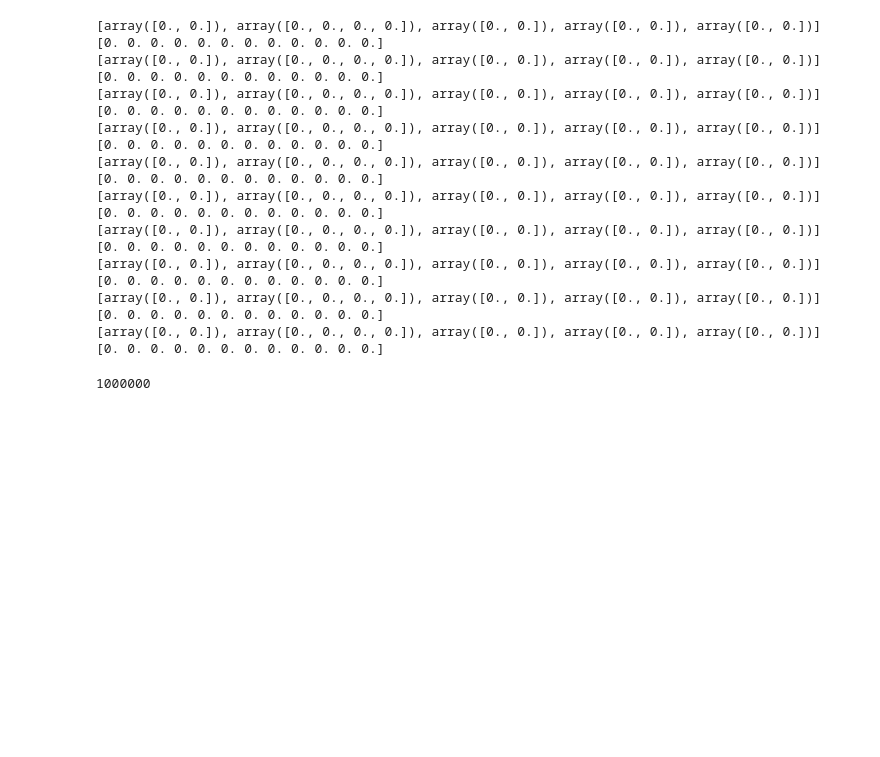
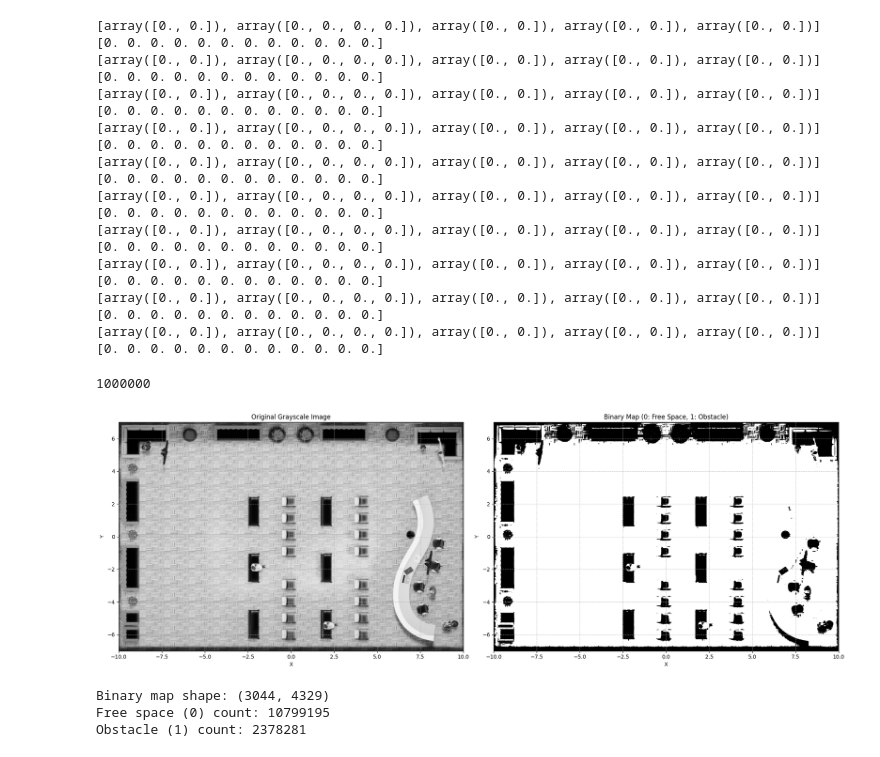
Before and after one commit to Rah-M14/Aerosim-Simulation-Zone, a Jupyter notebook: rough.ipynb, the cells around one changed output. Cells and saved outputs as stored; diff of their text form; code cells hidden in the pictures; blank space fills up the shorter version.

```diff
--- a/rough.ipynb
+++ b/rough.ipynb
@@ -1074,3 +1213,59 @@ level_rewards = {
 level_rewards[1]["goal"]
 # %% [output]
 1000000
+# %%
+import numpy as np
+import matplotlib.pyplot as plt
+from PIL import Image
+from scipy.ndimage import binary_dilation
+
+def convert_image_to_binary_map(image_path, xlim=(-10, 10), ylim=(-7, 7), threshold=128, dilation_iterations=2):
+    # Load the image
+    image = Image.open(image_path)
+
+    # Convert to grayscale
+    gray_image = np.array(image.convert('L'))
+
+    # Convert to binary (0 for free space, 1 for obstacles)
+    binary_map = (gray_image < threshold).astype(int)
+
+    # Dilate obstacles to ensure safety margins
+    binary_map = binary_dilation(binary_map, iterations=dilation_iterations)
+
+    x_min, x_max = xlim
+    y_min, y_max = ylim
+
+    # Create a new figure with the specified limits
+    fig, (ax1, ax2) = plt.subplots(1, 2, figsize=(20, 7))
+
+    # Display the original grayscale image
+    ax1.imshow(gray_image, extent=[x_min, x_max, y_min, y_max], cmap='gray', aspect='auto')
+    ax1.set_title('Original Grayscale Image')
+    ax1.set_xlabel('X')
+    ax1.set_ylabel('Y')
+    ax1.grid(True, linestyle='--', alpha=0.7)
+
+    # Display the binary map
+    ax2.imshow(binary_map, extent=[x_min, x_max, y_min, y_max], cmap='binary', aspect='auto')
+    ax2.set_title('Binary Map (0: Free Space, 1: Obstacle)')
+    ax2.set_xlabel('X')
+    ax2.set_ylabel('Y')
+    ax2.grid(True, linestyle='--', alpha=0.7)
+
+    plt.tight_layout()
+    plt.show()
+
+    return binary_map
+
+# Example usage
+image_path = "./WR_World.png"
+binary_map = convert_image_to_binary_map(image_path)
+
+print(f"Binary map shape: {binary_map.shape}")
+print(f"Free space (0) count: {np.sum(binary_map == 0)}")
+print(f"Obstacle (1) count: {np.sum(binary_map == 1)}")
+# %% [output]
+[figure, added]
+Binary map shape: (3044, 4329)
+Free space (0) count: 10799195
+Obstacle (1) count: 2378281
```
Also changed, not shown: parts of 22 cells of this notebook, 19 other files.
